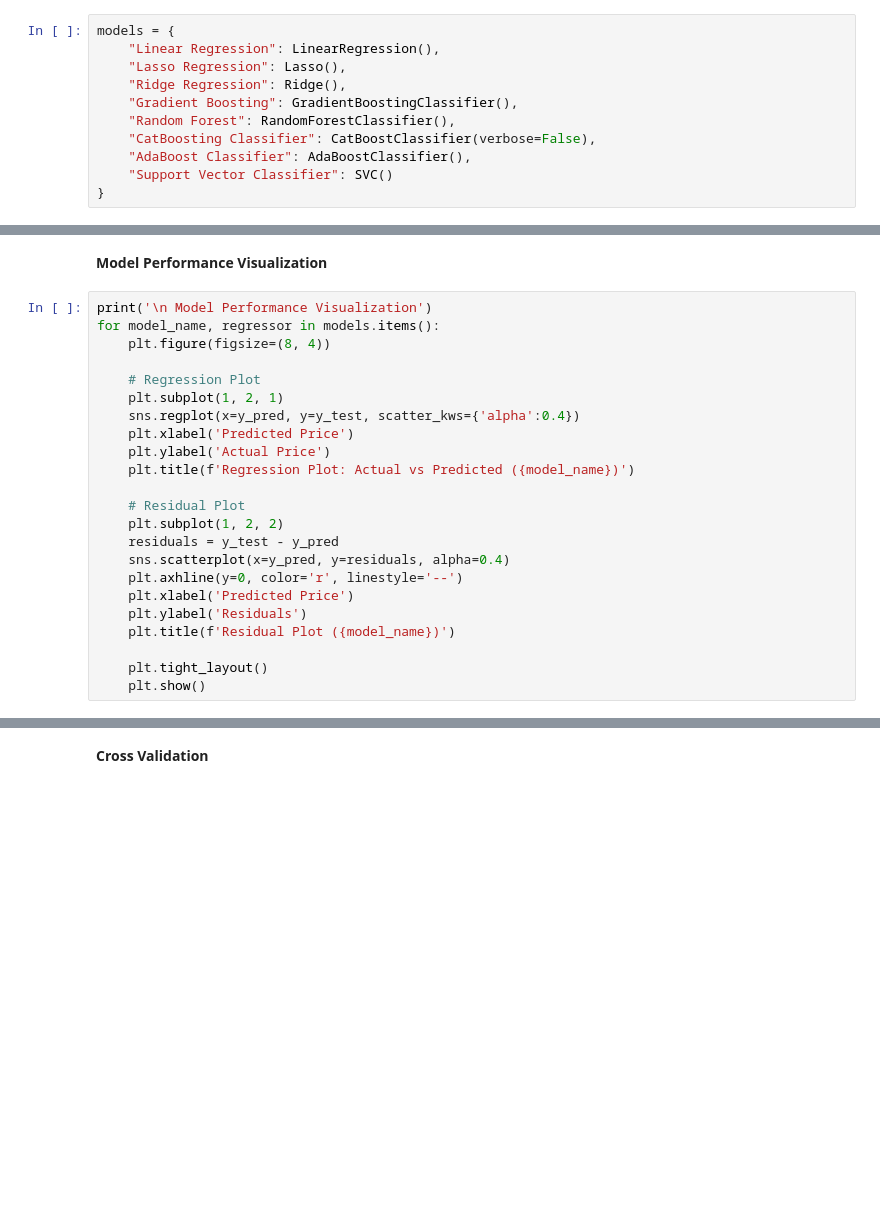
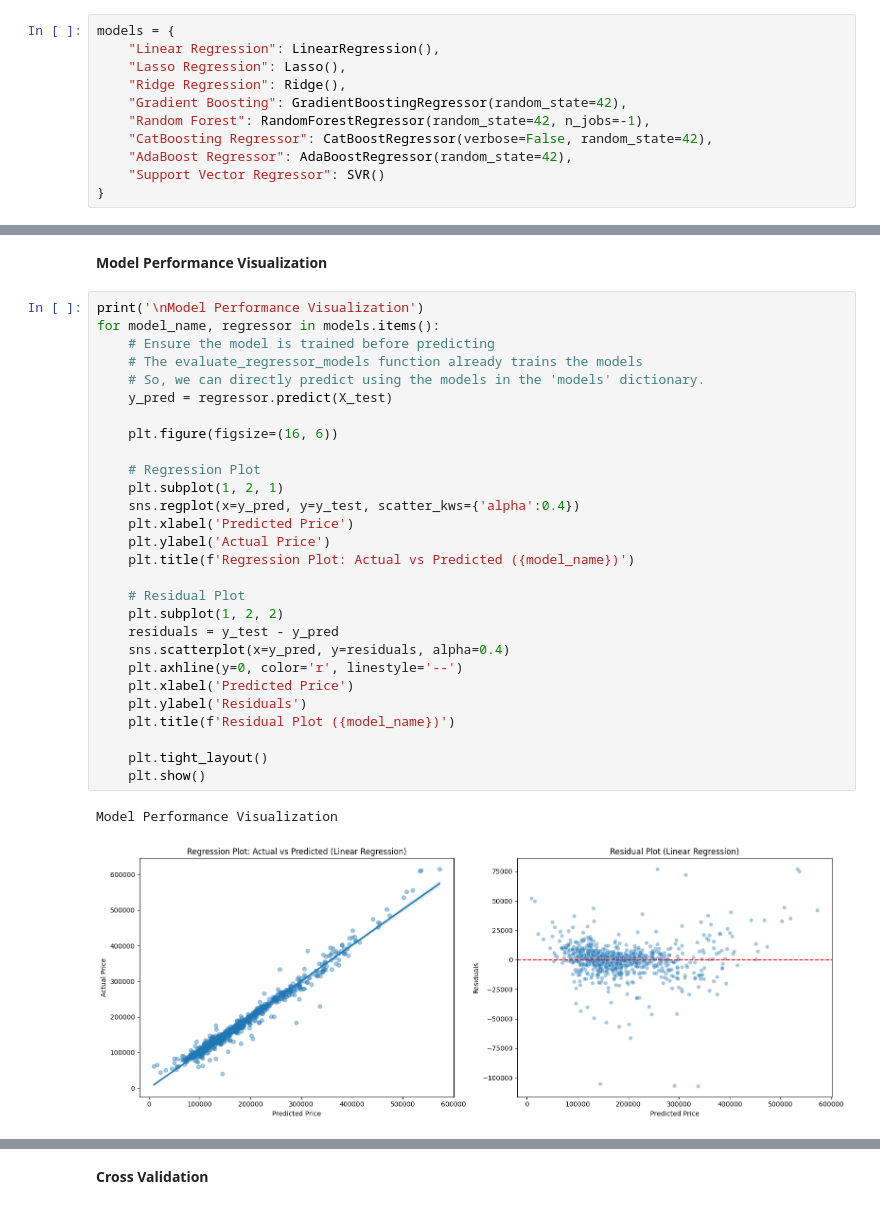
Before and after one commit to mebre7/house-price-predictor-mlops, a Jupyter notebook: notebooks/02_feature_engineering.ipynb, the cells around one changed output, grey strips where cells are left out. Cells and saved outputs as stored; diff of their text form; blank space fills up the shorter version.

```diff
--- a/notebooks/02_feature_engineering.ipynb
+++ b/notebooks/02_feature_engineering.ipynb
@@ -1320,11 +1346,11 @@ models = {
     "Linear Regression": LinearRegression(),
     "Lasso Regression": Lasso(),
     "Ridge Regression": Ridge(),
-    "Gradient Boosting": GradientBoostingClassifier(),
-    "Random Forest": RandomForestClassifier(),
-    "CatBoosting Classifier": CatBoostClassifier(verbose=False),
-    "AdaBoost Classifier": AdaBoostClassifier(),
-    "Support Vector Classifier": SVC()
+    "Gradient Boosting": GradientBoostingRegressor(random_state=42),
+    "Random Forest": RandomForestRegressor(random_state=42, n_jobs=-1),
+    "CatBoosting Regressor": CatBoostRegressor(verbose=False, random_state=42),
+    "AdaBoost Regressor": AdaBoostRegressor(random_state=42),
+    "Support Vector Regressor": SVR()
 }
 # %%
 # Create a function which can evaluate models and return a report
@@ -1404,25 +1424,33 @@ KeyboardInterrupt:
 # %% [markdown]
 **Model Performance Visualization**
 # %%
-print('\n Model Performance Visualization')
+print('\nModel Performance Visualization')
 for model_name, regressor in models.items():
-    plt.figure(figsize=(8, 4))
+    # Ensure the model is trained before predicting
+    # The evaluate_regressor_models function already trains the models
+    # So, we can directly predict using the models in the 'models' dictionary.
+    y_pred = regressor.predict(X_test)
+
+    plt.figure(figsize=(16, 6))
 
     # Regression Plot
     plt.subplot(1, 2, 1)
     sns.regplot(x=y_pred, y=y_test, scatter_kws={'alpha':0.4})
     plt.xlabel('Predicted Price')
     plt.ylabel('Actual Price')
     plt.title(f'Regression Plot: Actual vs Predicted ({model_name})')
 
     # Residual Plot
     plt.subplot(1, 2, 2)
     residuals = y_test - y_pred
     sns.scatterplot(x=y_pred, y=residuals, alpha=0.4)
     plt.axhline(y=0, color='r', linestyle='--')
     plt.xlabel('Predicted Price')
     plt.ylabel('Residuals')
     plt.title(f'Residual Plot ({model_name})')
 
     plt.tight_layout()
     plt.show()
+# %% [output]
+Model Performance Visualization
+[figure, added]
```
Also changed, not shown: parts of 23 cells of this notebook.
